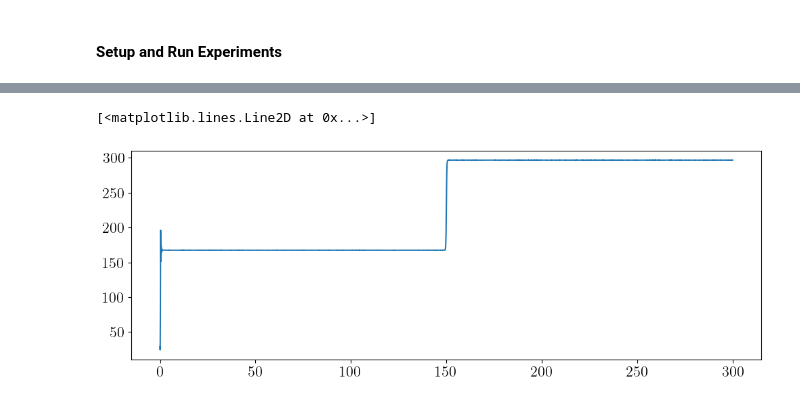
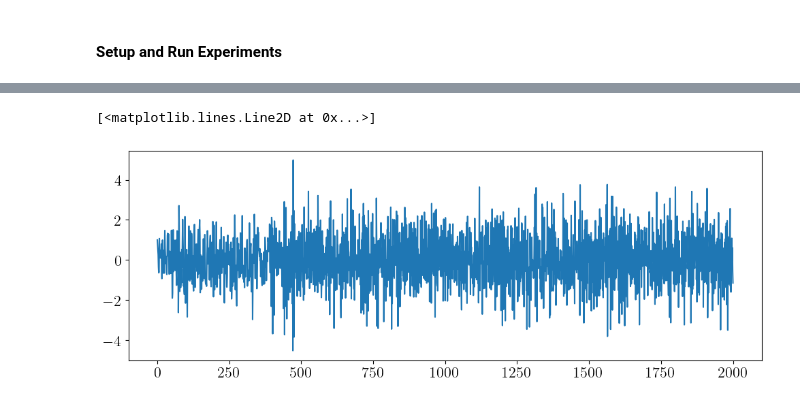
Before and after one commit to cbwomack/SCM_Emulators, a Jupyter notebook: exp4_lorenz.ipynb, the cells around one changed output, grey strips where cells are left out. Saved outputs shown, nothing was run; the diff lists cells and outputs as text; code cells hidden in the pictures.

```diff
--- a/exp4_lorenz.ipynb
+++ b/exp4_lorenz.ipynb
@@ -36,19 +33,19 @@ beta = 8.0/3.0
 sigma = 10.
 
 # Time variables
-dt = 1.0 / 64
-t_end = 250
-t_vec = np.arange(0, t_end + dt, dt)
+dt = 1.0 / 8
+t_max = 250
+t_vec = np.arange(0, t_max + dt, dt)
 
 r = 10.0 * dt
-N = 50
+N = 2000
 
-T = 0.0675
+T = 1
 omega = 1./T
+offset = 50
 
-# Initialize forcing vectors and run experiments
-experiments = ['2xCO2','High Emissions','Overshoot']
-rho, Z_out = {}, {}
-for i, exp in enumerate(experiments):
-  rho[exp] = emulator_utils.Lorenz_rho(t, omega, exp=i)
-  #Z_out[exp] = np.squeeze(full_outputs[exp]['T_ts'])[0:n_boxes,:]
+scenarios = ['2xCO2','High Emissions','Overshoot']
+
+x_snap, y_snap, z_snap, z_mean, z_max, z_std, rho = {}, {}, {}, {}, {}, {}, {}
+for i, scen in enumerate(scenarios):
+  x_snap[scen], y_snap[scen], z_snap[scen], z_mean[scen], z_max[scen], z_std[scen], rho[scen] = emulator_utils.Lorenz_integrate(t_max, dt, N, r, alpha, beta, sigma, omega, offset, exp=i)
@@ -81,5 +57,7 @@ xstd[j]  = np.std(xv[:, 0])
+# %%
+G_FDT, z_pert, z_vec = emulator_utils.Lorenz_integrate(t_max, dt, N, r, alpha, beta, sigma, omega, offset, exp=0, FDT=True)
 # %%
-plt.plot(t_vec,xs)
+plt.plot(G_FDT.T)
 # %% [output]
 [<matplotlib.lines.Line2D at 0x...>]
-[figure, old version]
+[figure, new version]
```
Also changed, not shown: parts of 16 cells of this notebook, 50 other files.
